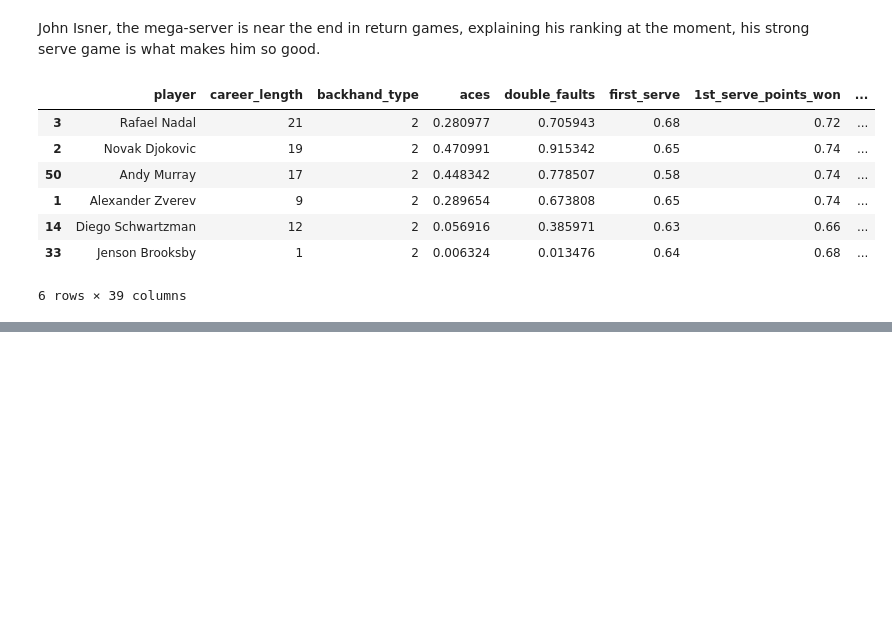
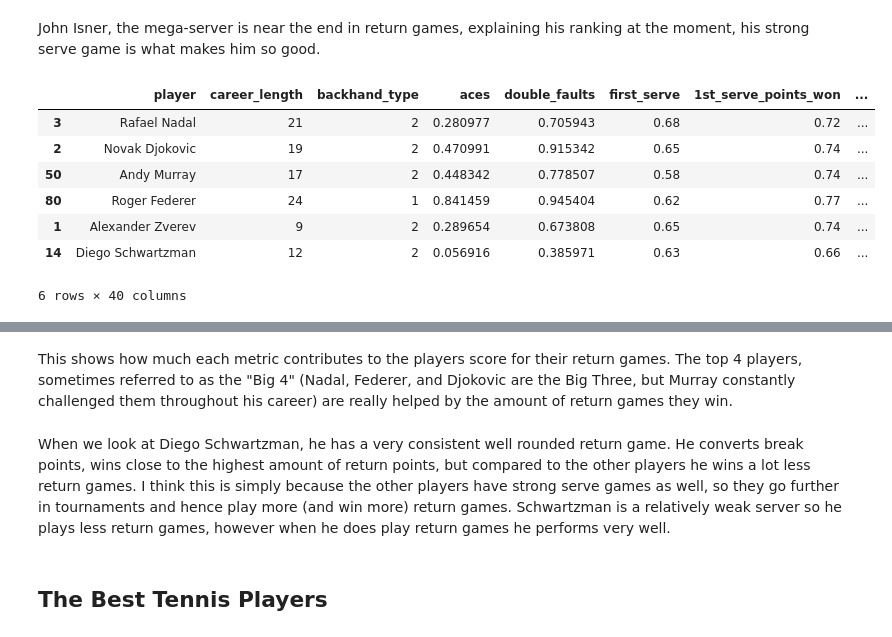
Before and after one commit to uodonnell/TennisEDA, a Jupyter notebook: notebook.ipynb, the cells around one changed output, grey strips where cells are left out. Saved outputs shown, nothing was run; the diff lists cells and outputs as text; code cells hidden in the pictures; blank space fills up the shorter version.

```diff
--- a/notebook.ipynb
+++ b/notebook.ipynb
@@ -499,16 +500,17 @@ John Isner, the mega-server is near the end in return games, explaining his rank
 # %%
 best_return = normalized.sort_values(by=['return_score'], ascending = False)
 best_return = best_return.iloc[:6]
+best_return_stats = tennis.sort_values(by=['return_score'], ascending = False).iloc[:6]
 best_return
 # %% [output]
 |  | player | career_length | backhand_type | aces | double_faults | first_serve | 1st_serve_points_won | ... |
 | 3 | Rafael Nadal | 21 | 2 | 0.280977 | 0.705943 | 0.68 | 0.72 | ... |
 | 2 | Novak Djokovic | 19 | 2 | 0.470991 | 0.915342 | 0.65 | 0.74 | ... |
 | 50 | Andy Murray | 17 | 2 | 0.448342 | 0.778507 | 0.58 | 0.74 | ... |
+| 80 | Roger Federer | 24 | 1 | 0.841459 | 0.945404 | 0.62 | 0.77 | ... |
 | 1 | Alexander Zverev | 9 | 2 | 0.289654 | 0.673808 | 0.65 | 0.74 | ... |
 | 14 | Diego Schwartzman | 12 | 2 | 0.056916 | 0.385971 | 0.63 | 0.66 | ... |
-| 33 | Jenson Brooksby | 1 | 2 | 0.006324 | 0.013476 | 0.64 | 0.68 | ... |
-6 rows × 39 columns
+6 rows × 40 columns
 # %%
 viz = ['avg_total_return_games_won_yr', 'break_pts_conv','return_points_won','1st_serve_return_won',
             '2nd_serve_return_won']
@@ -541,6 +543,12 @@ fig.update_layout(height=1200, width=1000,
 fig.show()
 # %% [output]
 [interactive output not drawn]
+# %% [markdown]
+This shows how much each metric contributes to the players score for their return games. The top 4 players, sometimes referred to as the "Big 4" (Nadal, Federer, and Djokovic are the Big Three, but Murray constantly challenged them throughout his career) are really helped by the amount of return games they win.
+# %% [markdown]
+When we look at Diego Schwartzman, he has a very consistent well rounded return game. He converts break points, wins close to the highest amount of return points, but compared to the other players he wins a lot less return games. I think this is simply because the other players have strong serve games as well, so they go further in tournaments and hence play more (and win more) return games. Schwartzman is a relatively weak server so he plays less return games, however when he does play return games he performs very well.
+# %% [markdown]
+## The Best Tennis Players
 # %%
 normalized["overall_score"] = (normalized["serving_score"] + normalized["return_score"])/2
 # %%
```
Also changed, not shown: parts of 38 cells of this notebook, 4 other files.
